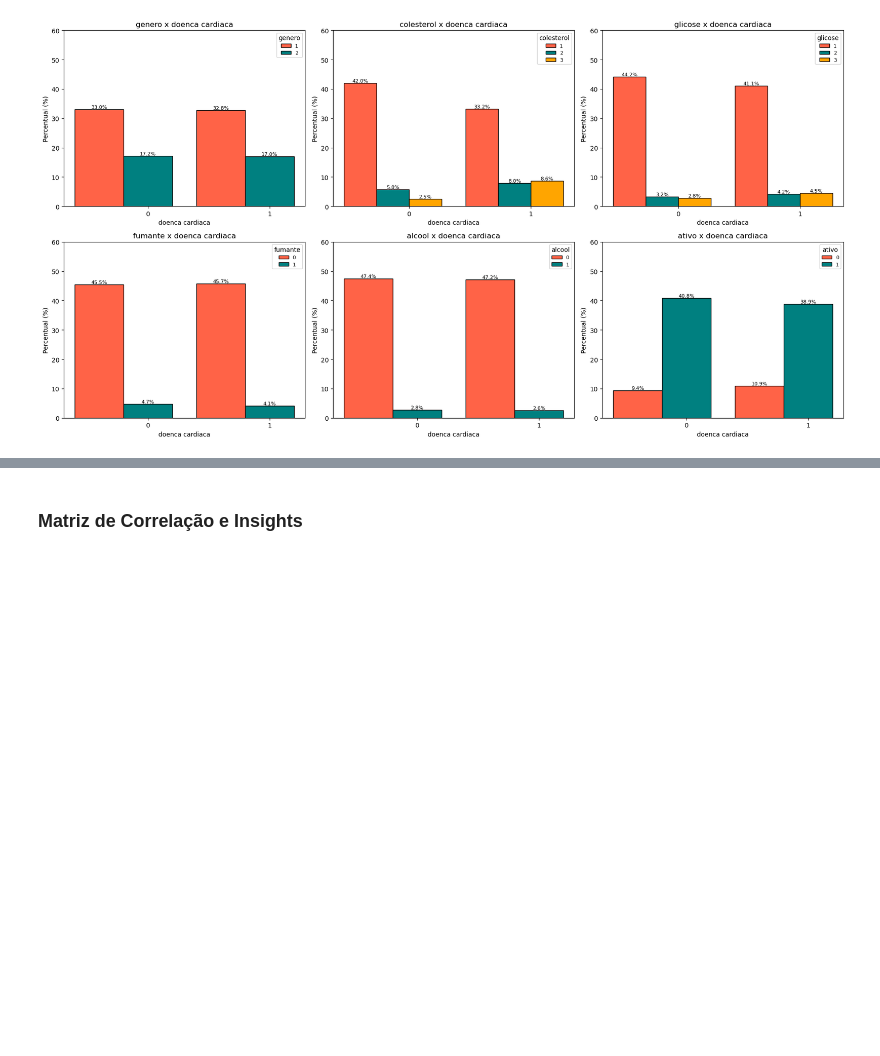
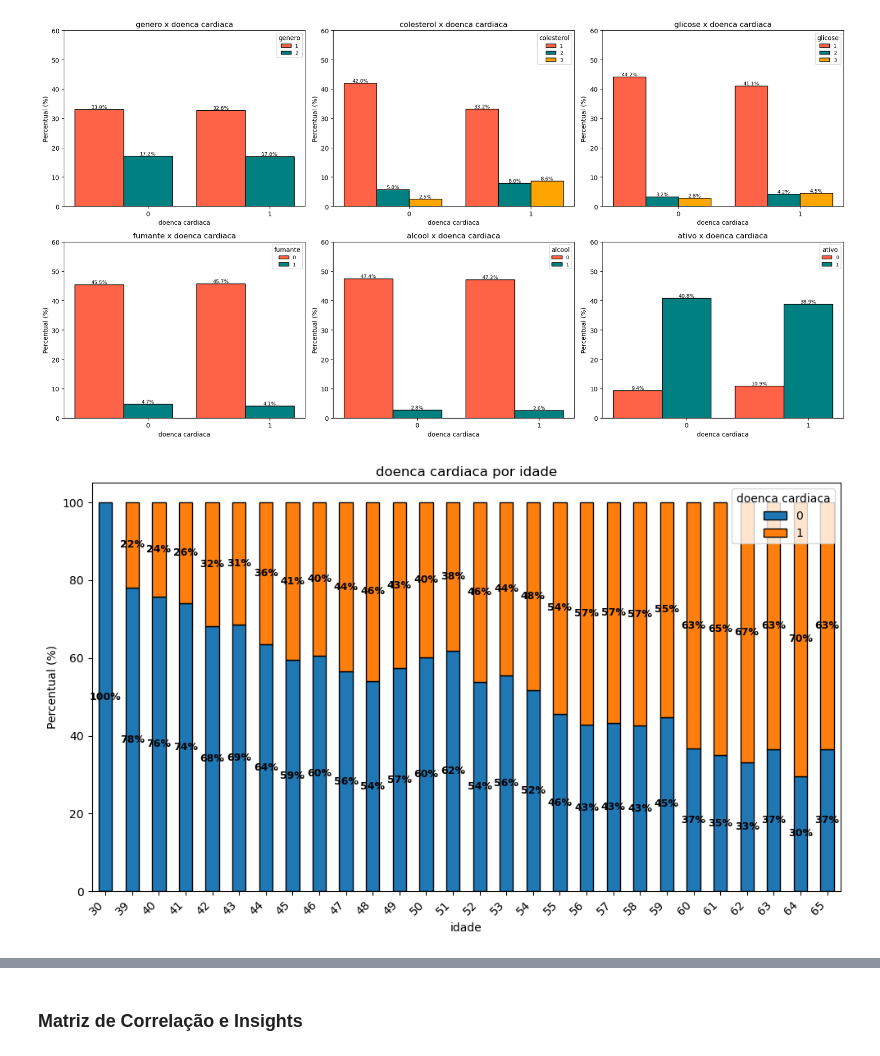
Before and after one commit to ramoneirao/machine-learning, a Jupyter notebook: classificacao/Cardio-RegLog.ipynb, the cells around one changed output, grey strips where cells are left out. Cells and saved outputs as stored; diff of their text form; code cells hidden in the pictures; blank space fills up the shorter version.

```diff
--- a/classificacao/Cardio-RegLog.ipynb
+++ b/classificacao/Cardio-RegLog.ipynb
@@ -131,3 +140,7 @@ plot_categoricas(base)
 categoricasXtarget(base, 'doenca cardiaca', ['genero', 'colesterol', 'glicose', 'fumante', 'alcool', 'ativo'])
 # %% [output]
 [figure]
+# %%
+distribuicao_target(base, 'doenca cardiaca', 'idade')
+# %% [output]
+[figure, added]
```
Also changed, not shown: parts of 19 cells of this notebook.
